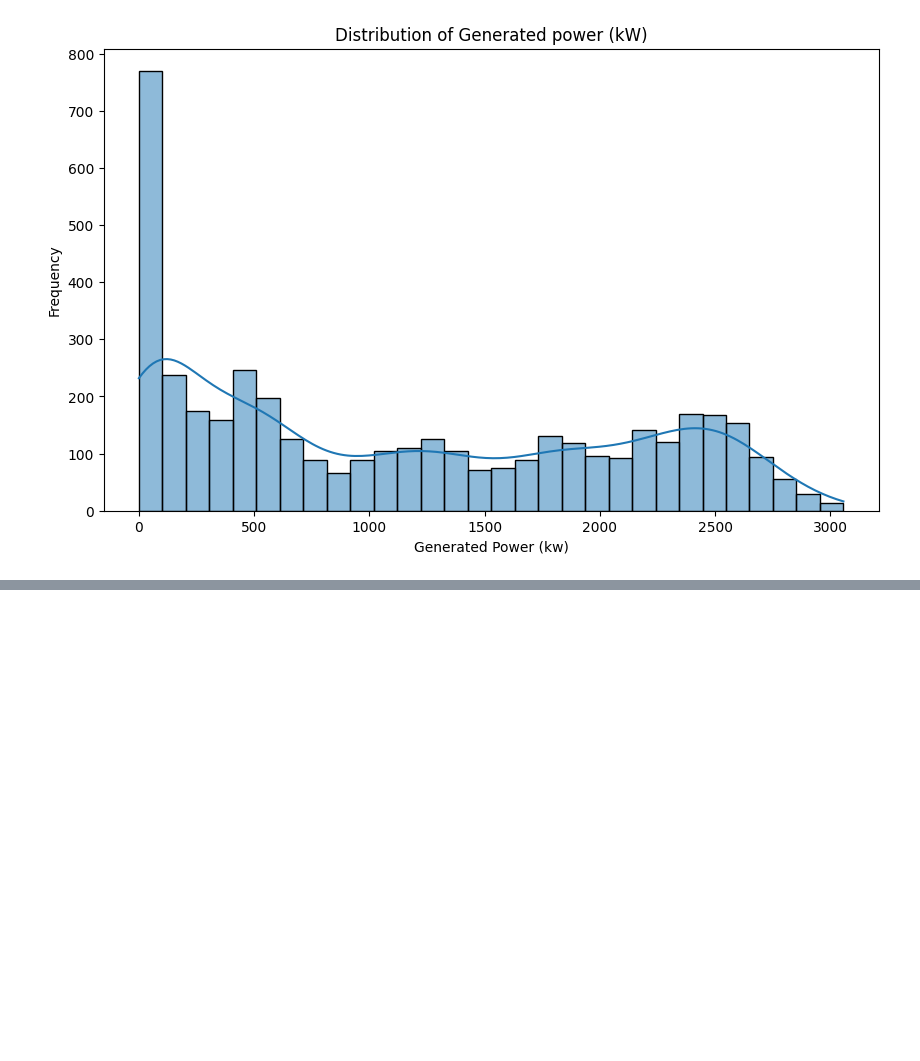
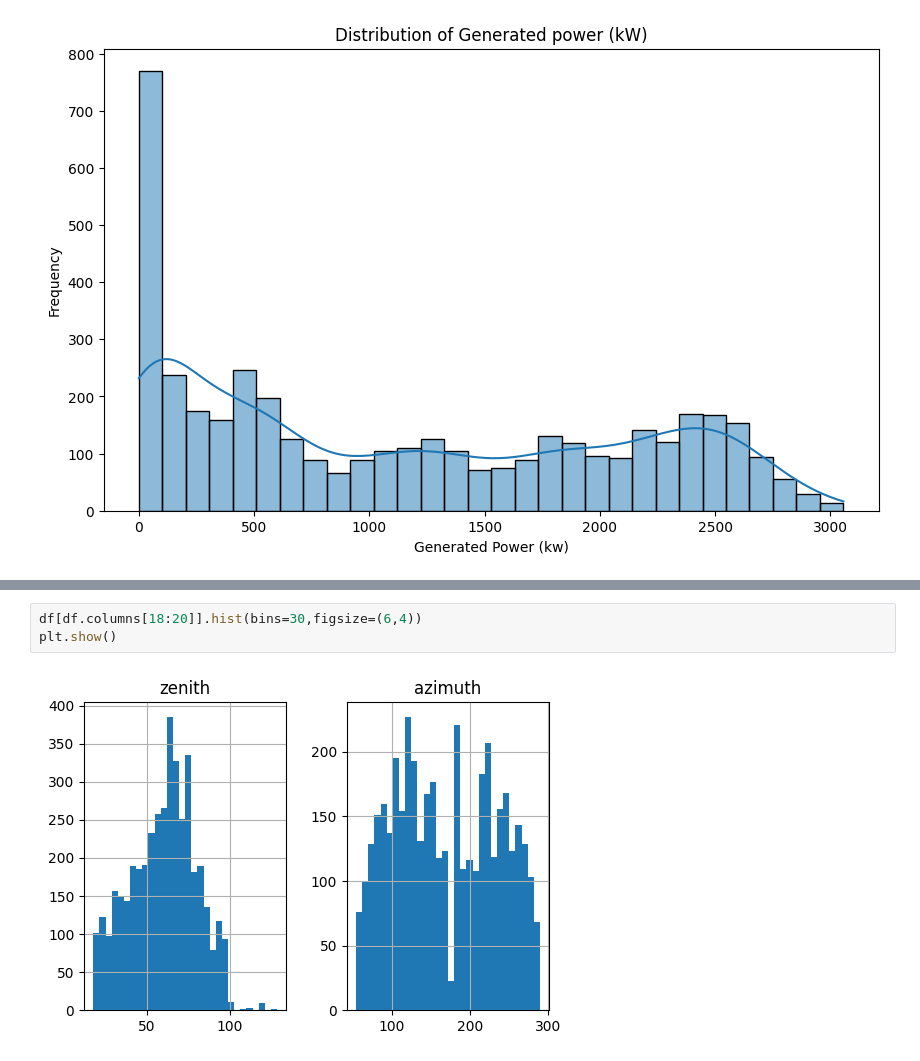
Before and after one commit to sanikashejwal/Solar-Power-Prediction-Using-Linear-Regression, a Jupyter notebook: solarpowerprediction.ipynb, the cells around one changed output, grey strips where cells are left out. Saved outputs shown, nothing was run; the diff lists cells and outputs as text; blank space fills up the shorter version.

```diff
--- a/solarpowerprediction.ipynb
+++ b/solarpowerprediction.ipynb
@@ -137,0 +152,5 @@ plt.show()
+# %%
+df[df.columns[18:20]].hist(bins=30,figsize=(6,4))
+plt.show()
+# %% [output]
+[figure, added]
```
Also changed, not shown: parts of 10 cells of this notebook.
